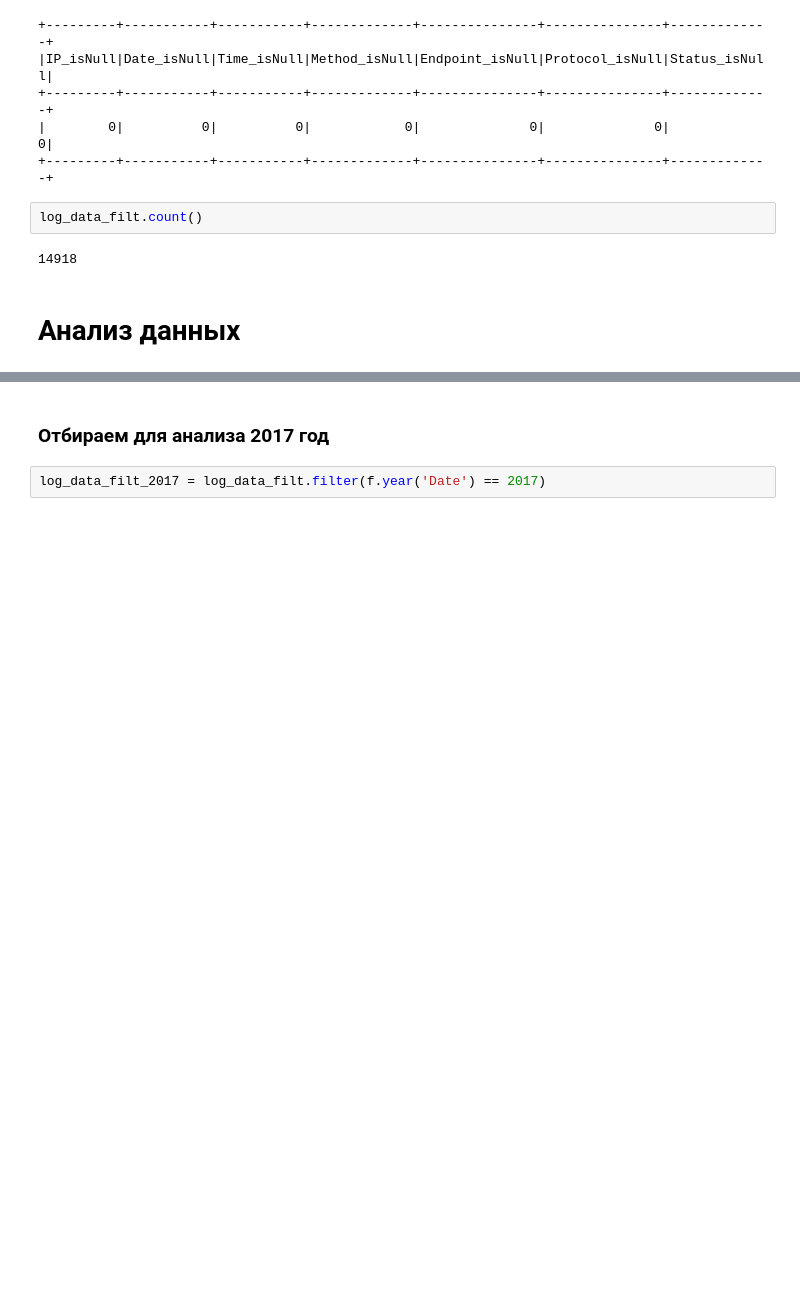
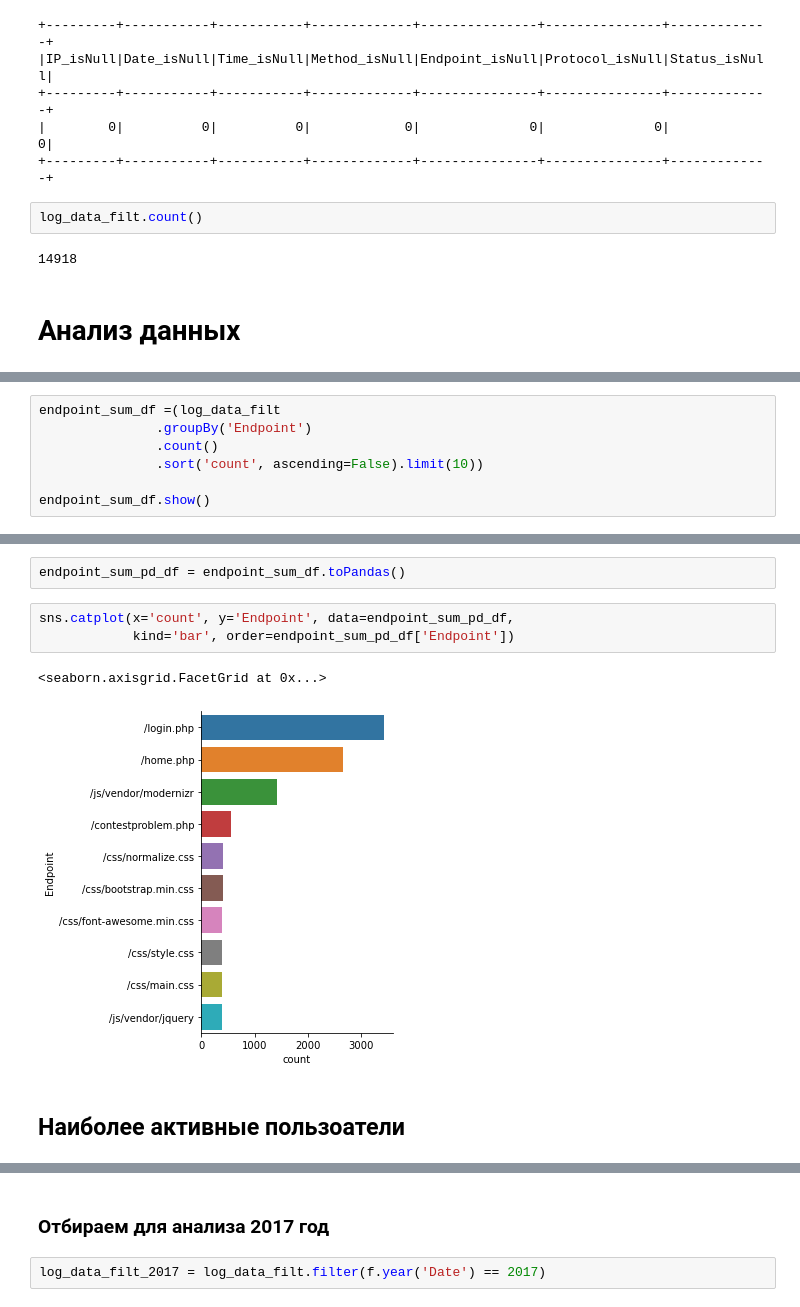
Before and after one commit to Profitrollka/log_analysis, a Jupyter notebook: test_log_analysis.ipynb, the cells around one changed output, grey strips where cells are left out. Cells and saved outputs as stored; diff of their text form; blank space fills up the shorter version.

```diff
--- a/test_log_analysis.ipynb
+++ b/test_log_analysis.ipynb
@@ -300,0 +323,7 @@ log_data_filt.withColumn('Year', f.year('Date'))\
+# %%
+endpoint_sum_df =(log_data_filt
+               .groupBy('Endpoint')
+               .count()
+               .sort('count', ascending=False).limit(10))
+
+endpoint_sum_df.show()
@@ -300,0 +345,10 @@ log_data_filt.withColumn('Year', f.year('Date'))\
+# %%
+endpoint_sum_pd_df = endpoint_sum_df.toPandas()
+# %%
+sns.catplot(x='count', y='Endpoint', data=endpoint_sum_pd_df,
+            kind='bar', order=endpoint_sum_pd_df['Endpoint'])
+# %% [output]
+<seaborn.axisgrid.FacetGrid at 0x...>
+[figure, added]
+# %% [markdown]
+## Наиболее активные пользоатели
```
Also changed, not shown: parts of 43 cells of this notebook.
